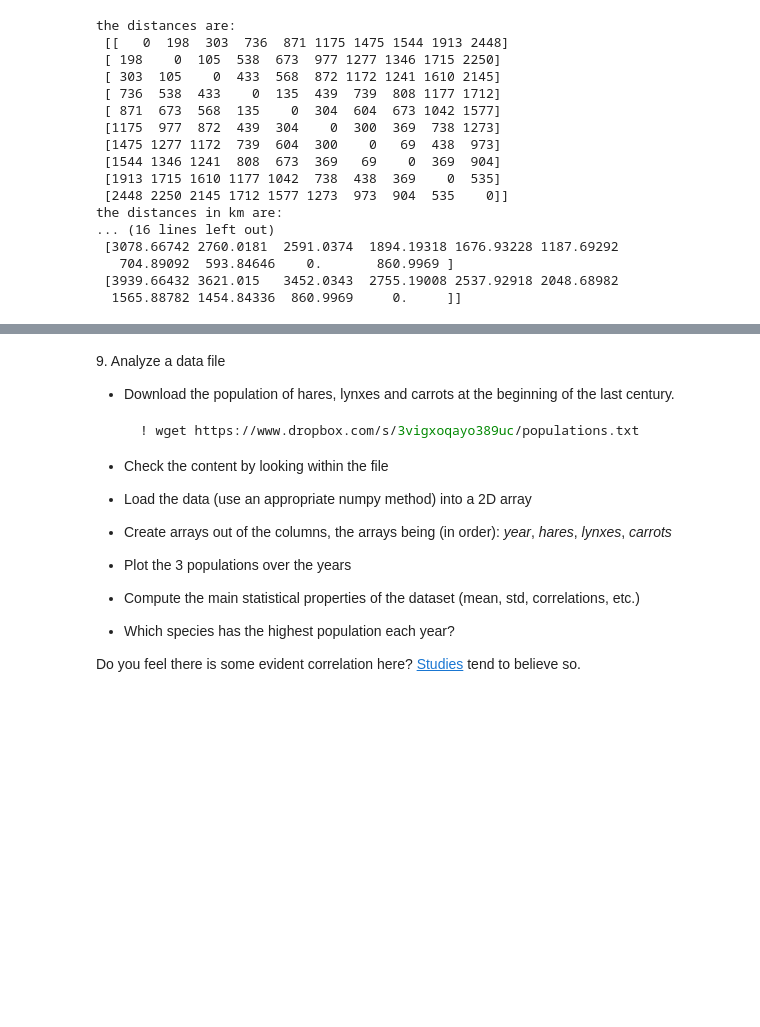
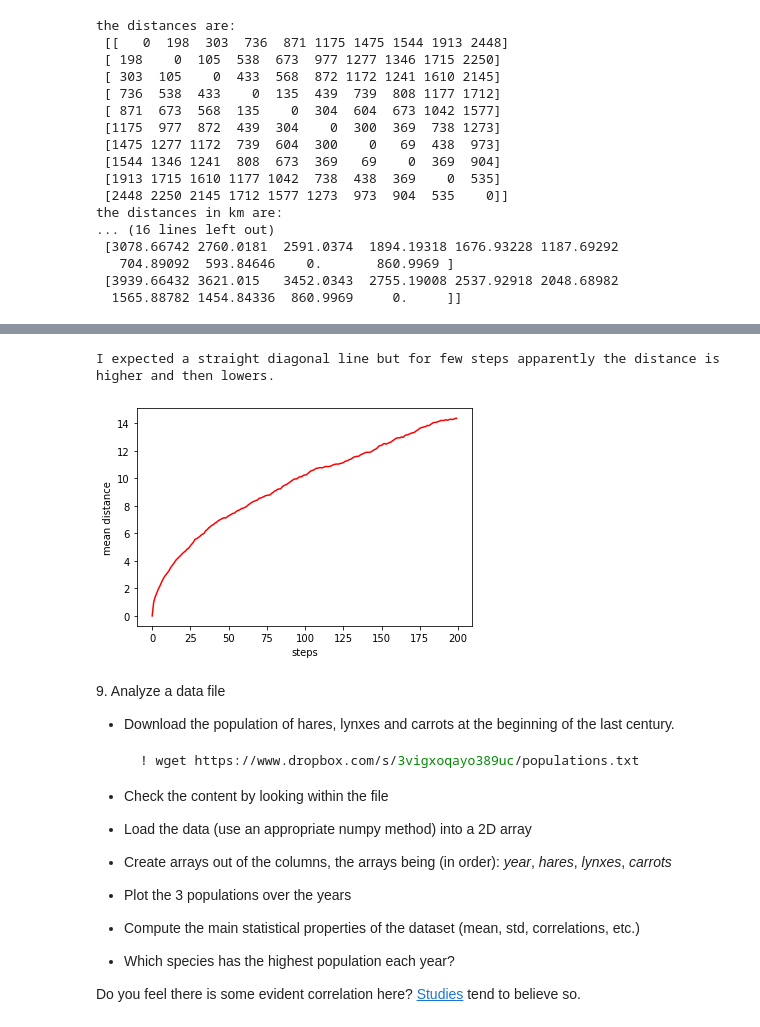
Before and after one commit to lorenzomancini1/LaboratoryOfComputationalPhysics_Y3, a Jupyter notebook: 03ex_Numpy.ipynb, the cells around one changed output, grey strips where cells are left out. Cells and saved outputs as stored; diff of their text form; code cells hidden in the pictures; blank space fills up the shorter version.

```diff
--- a/03ex_Numpy.ipynb
+++ b/03ex_Numpy.ipynb
@@ -250,6 +263,30 @@ To do that, let's simulate many walkers and create a 2D array with each walker a
   * Plot the average distances (sqrt(distance\*\*2)) as a function of time (step)
 
 Did you get what you expected?
+# %%
+import numpy as np
+import numpy.random as npr
+import matplotlib.pyplot as plt
+
+steps=200
+wlkrs=1000
+
+R = npr.choice([-1,1],size=(wlkrs,steps))
+
+dist=np.asarray([[sum(R[i,0:j]) for j in range(steps)] for i in range(wlkrs)])
+
+dist=np.square(dist)
+
+ssdist=np.asarray([np.mean(dist[:,i]) for i in range(steps)])
+
+plt.plot(np.arange(steps), np.sqrt(ssdist), 'r');
+plt.xlabel('steps');
+plt.ylabel('mean distance');
+
+print('I expected a straight diagonal line but for few steps apparently the distance is higher and then lowers.')
+# %% [output]
+I expected a straight diagonal line but for few steps apparently the distance is higher and then lowers.
+[figure, added]
 # %% [markdown]
 9\. Analyze a data file
   * Download the population of hares, lynxes and carrots at the beginning of the last century.
```
Also changed, not shown: parts of 5 cells of this notebook, 2 other files.
